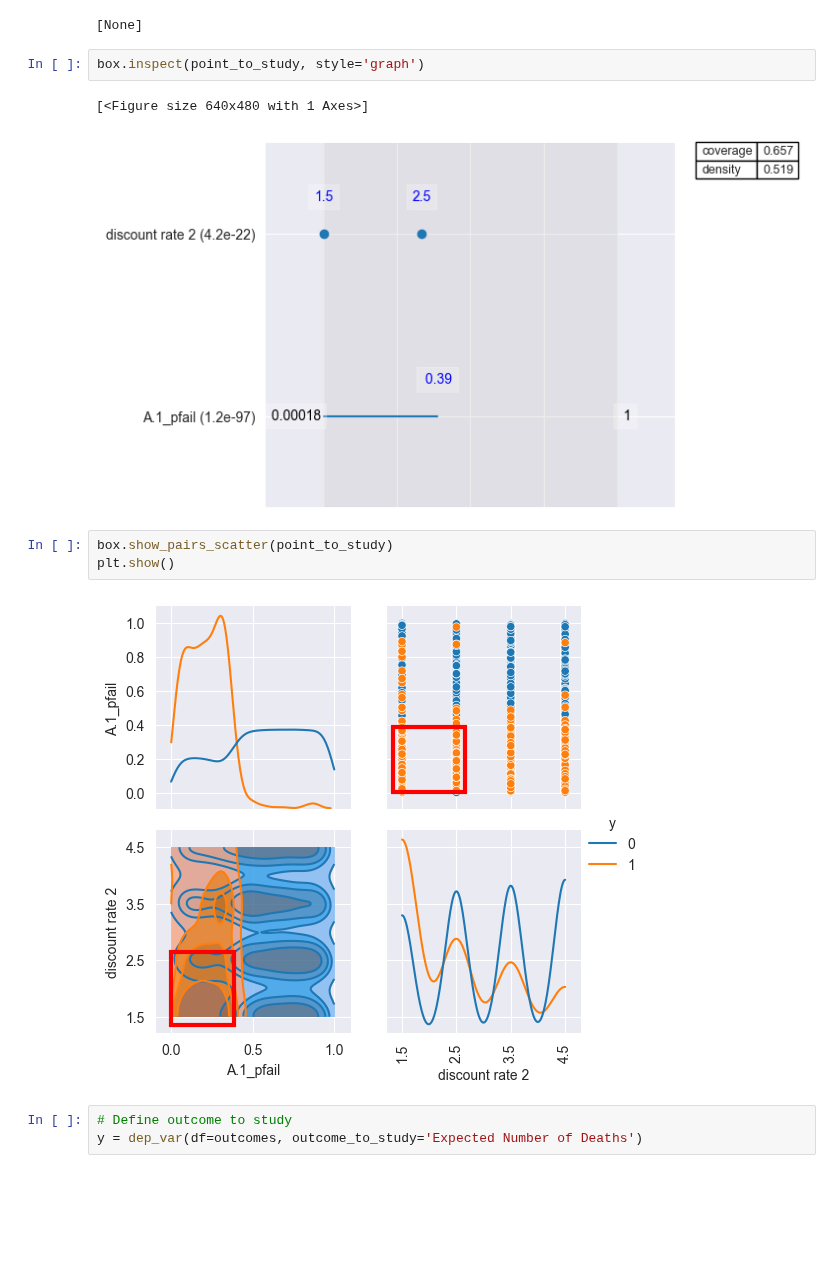
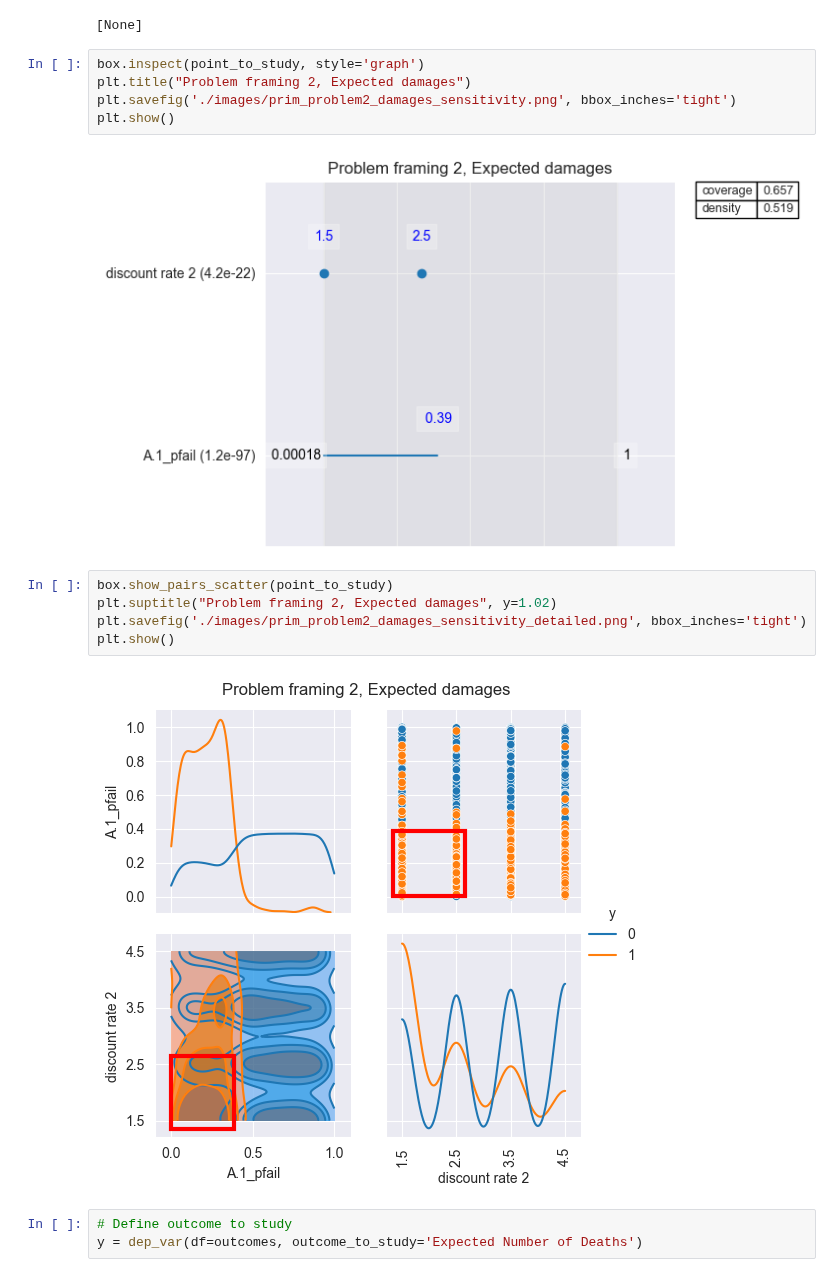
Before and after one commit to ndaswani1/EPA141A-labs, a Jupyter notebook: final assignment/dike_model_prim_analysis.ipynb, the cells around one changed output. Cells and saved outputs as stored; diff of their text form; blank space fills up the shorter version.

Commit message:
Images of PRIM analysis added to script and images folder

```diff
--- a/final assignment/dike_model_prim_analysis.ipynb
+++ b/final assignment/dike_model_prim_analysis.ipynb
@@ -107,14 +109,18 @@ discount rate 2  {1.5, 2.5}  {1.5, 2.5}  4.216623e-22           NaN
 [None]
 # %%
 box.inspect(point_to_study, style='graph')
+plt.title("Problem framing 2, Expected damages")
+plt.savefig('./images/prim_problem2_damages_sensitivity.png', bbox_inches='tight')
+plt.show()
 # %% [output]
-[<Figure size 640x480 with 1 Axes>]
-[figure, old version]
+[figure, new version]
 # %%
 box.show_pairs_scatter(point_to_study)
+plt.suptitle("Problem framing 2, Expected damages", y=1.02)
+plt.savefig('./images/prim_problem2_damages_sensitivity_detailed.png', bbox_inches='tight')
 plt.show()
 # %% [output]
-[figure, old version]
+[figure, new version]
 # %%
 # Define outcome to study
 y = dep_var(df=outcomes, outcome_to_study='Expected Number of Deaths')
```
Also changed, not shown: parts of 12 cells of this notebook, 22 other files.
